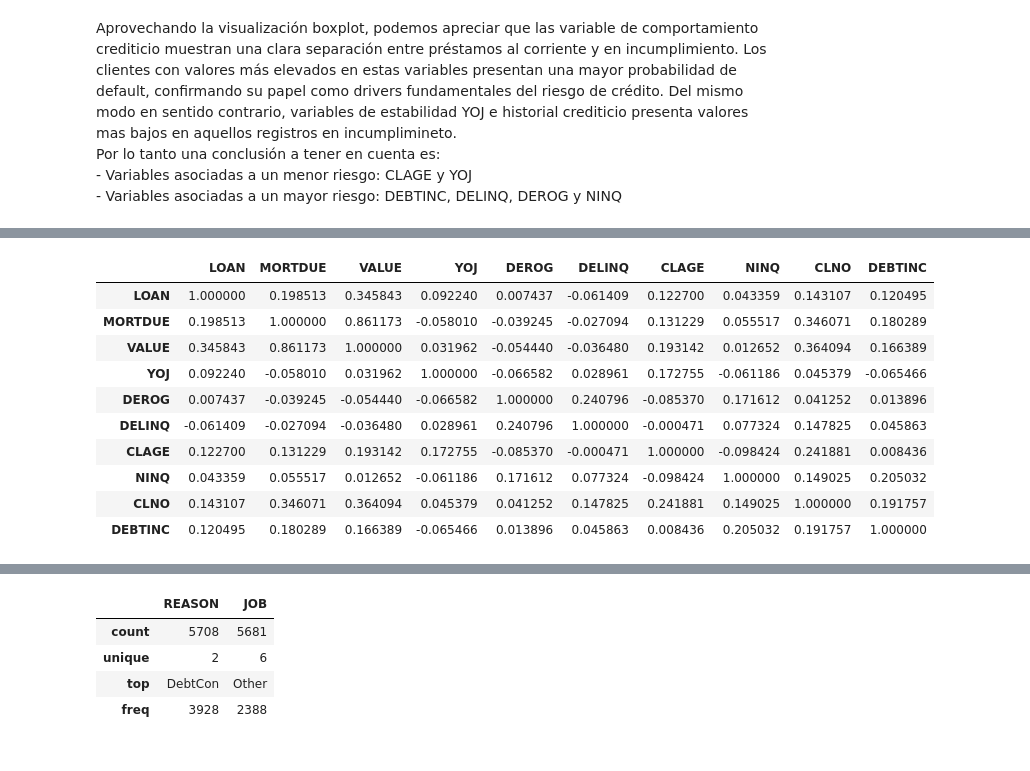
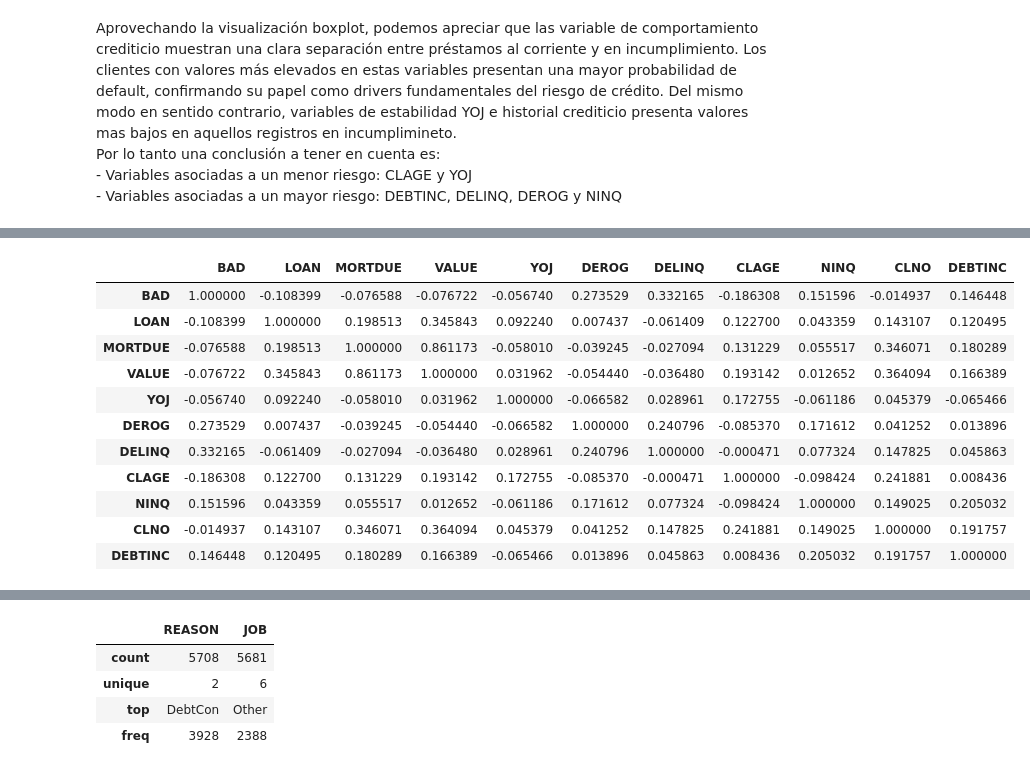
Before and after one commit to Karimhh8/tfm-data-science-credit-risk-karim, a Jupyter notebook: notebooks/01_EDA_HMEQ.ipynb, the cells around one changed output, grey strips where cells are left out. Saved outputs shown, nothing was run; the diff lists cells and outputs as text; code cells hidden in the pictures.

```diff
--- a/notebooks/01_EDA_HMEQ.ipynb
+++ b/notebooks/01_EDA_HMEQ.ipynb
@@ -434,19 +593,20 @@ Por lo tanto una conclusión a tener en cuenta es:
 # %%
 # Matriz de correlaciones
-spearman_corr = num_vars.corr(method='spearman')
+spearman_corr = num_vars_target.corr(method='spearman')
 spearman_corr
 # %% [output]
-|  | LOAN | MORTDUE | VALUE | YOJ | DEROG | DELINQ | CLAGE | NINQ | CLNO | DEBTINC |
-| LOAN | 1.000000 | 0.198513 | 0.345843 | 0.092240 | 0.007437 | -0.061409 | 0.122700 | 0.043359 | 0.143107 | 0.120495 |
-| MORTDUE | 0.198513 | 1.000000 | 0.861173 | -0.058010 | -0.039245 | -0.027094 | 0.131229 | 0.055517 | 0.346071 | 0.180289 |
-| VALUE | 0.345843 | 0.861173 | 1.000000 | 0.031962 | -0.054440 | -0.036480 | 0.193142 | 0.012652 | 0.364094 | 0.166389 |
-| YOJ | 0.092240 | -0.058010 | 0.031962 | 1.000000 | -0.066582 | 0.028961 | 0.172755 | -0.061186 | 0.045379 | -0.065466 |
-| DEROG | 0.007437 | -0.039245 | -0.054440 | -0.066582 | 1.000000 | 0.240796 | -0.085370 | 0.171612 | 0.041252 | 0.013896 |
-| DELINQ | -0.061409 | -0.027094 | -0.036480 | 0.028961 | 0.240796 | 1.000000 | -0.000471 | 0.077324 | 0.147825 | 0.045863 |
-| CLAGE | 0.122700 | 0.131229 | 0.193142 | 0.172755 | -0.085370 | -0.000471 | 1.000000 | -0.098424 | 0.241881 | 0.008436 |
-| NINQ | 0.043359 | 0.055517 | 0.012652 | -0.061186 | 0.171612 | 0.077324 | -0.098424 | 1.000000 | 0.149025 | 0.205032 |
-| CLNO | 0.143107 | 0.346071 | 0.364094 | 0.045379 | 0.041252 | 0.147825 | 0.241881 | 0.149025 | 1.000000 | 0.191757 |
-| DEBTINC | 0.120495 | 0.180289 | 0.166389 | -0.065466 | 0.013896 | 0.045863 | 0.008436 | 0.205032 | 0.191757 | 1.000000 |
+|  | BAD | LOAN | MORTDUE | VALUE | YOJ | DEROG | DELINQ | CLAGE | NINQ | CLNO | DEBTINC |
+| BAD | 1.000000 | -0.108399 | -0.076588 | -0.076722 | -0.056740 | 0.273529 | 0.332165 | -0.186308 | 0.151596 | -0.014937 | 0.146448 |
+| LOAN | -0.108399 | 1.000000 | 0.198513 | 0.345843 | 0.092240 | 0.007437 | -0.061409 | 0.122700 | 0.043359 | 0.143107 | 0.120495 |
+| MORTDUE | -0.076588 | 0.198513 | 1.000000 | 0.861173 | -0.058010 | -0.039245 | -0.027094 | 0.131229 | 0.055517 | 0.346071 | 0.180289 |
+| VALUE | -0.076722 | 0.345843 | 0.861173 | 1.000000 | 0.031962 | -0.054440 | -0.036480 | 0.193142 | 0.012652 | 0.364094 | 0.166389 |
+| YOJ | -0.056740 | 0.092240 | -0.058010 | 0.031962 | 1.000000 | -0.066582 | 0.028961 | 0.172755 | -0.061186 | 0.045379 | -0.065466 |
+| DEROG | 0.273529 | 0.007437 | -0.039245 | -0.054440 | -0.066582 | 1.000000 | 0.240796 | -0.085370 | 0.171612 | 0.041252 | 0.013896 |
+| DELINQ | 0.332165 | -0.061409 | -0.027094 | -0.036480 | 0.028961 | 0.240796 | 1.000000 | -0.000471 | 0.077324 | 0.147825 | 0.045863 |
+| CLAGE | -0.186308 | 0.122700 | 0.131229 | 0.193142 | 0.172755 | -0.085370 | -0.000471 | 1.000000 | -0.098424 | 0.241881 | 0.008436 |
+| NINQ | 0.151596 | 0.043359 | 0.055517 | 0.012652 | -0.061186 | 0.171612 | 0.077324 | -0.098424 | 1.000000 | 0.149025 | 0.205032 |
+| CLNO | -0.014937 | 0.143107 | 0.346071 | 0.364094 | 0.045379 | 0.041252 | 0.147825 | 0.241881 | 0.149025 | 1.000000 | 0.191757 |
+| DEBTINC | 0.146448 | 0.120495 | 0.180289 | 0.166389 | -0.065466 | 0.013896 | 0.045863 | 0.008436 | 0.205032 | 0.191757 | 1.000000 |
 # %%
 # Visualización de la matriz de correlaciones Spearman
 plt.figure(figsize = (14,10))
```
Also changed, not shown: parts of 21 cells of this notebook, 13 other files.
